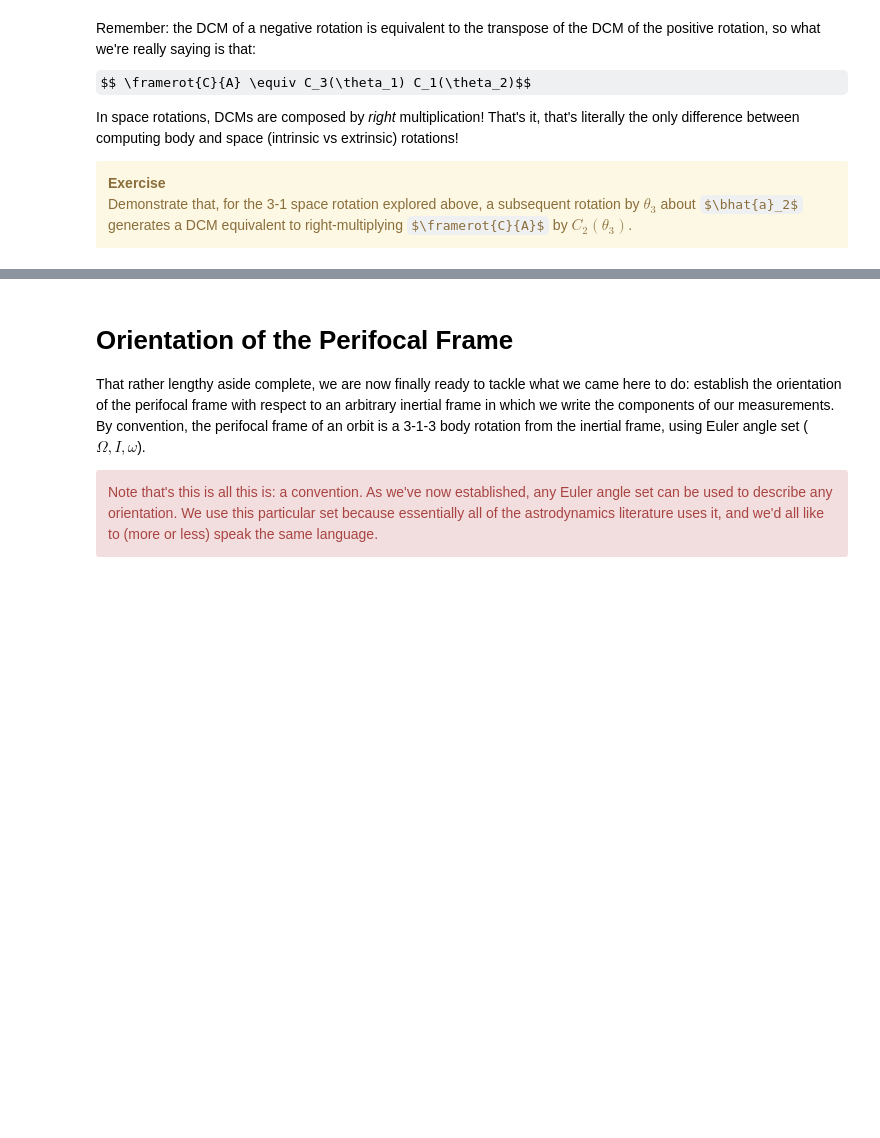
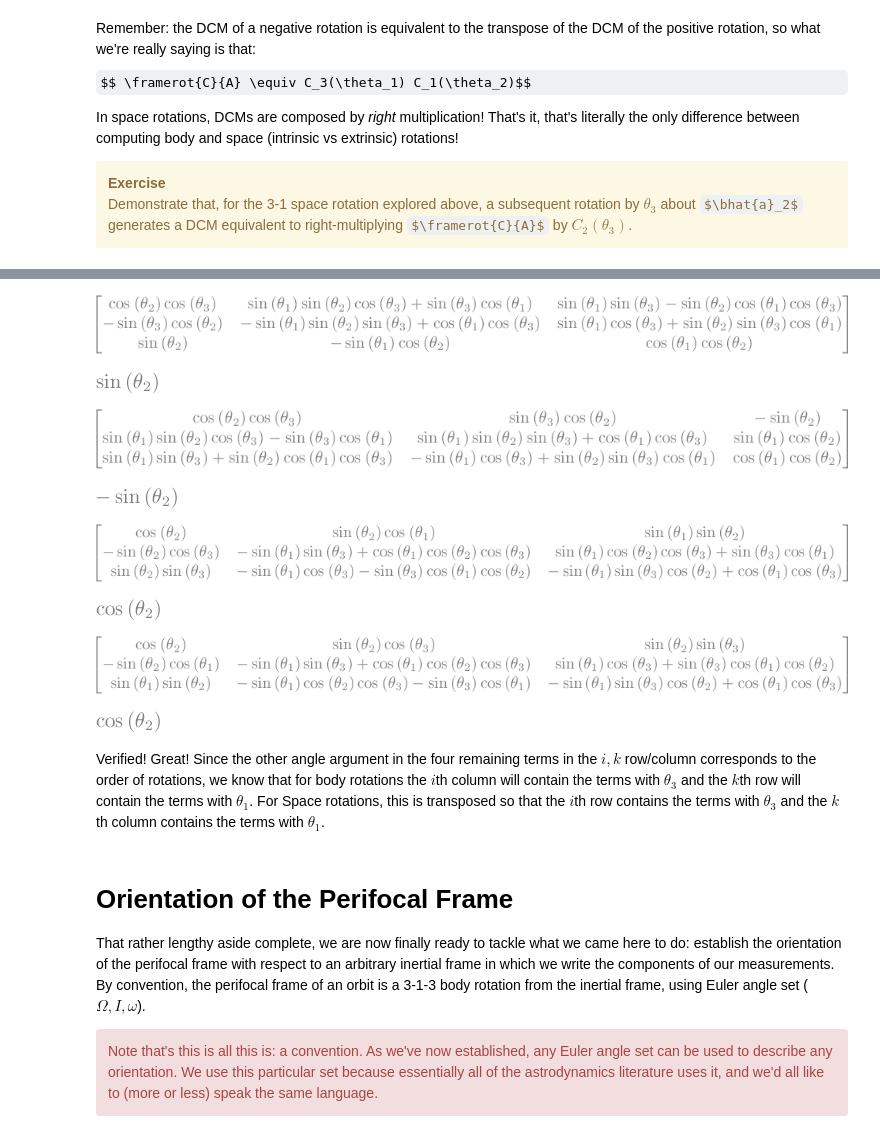
Before and after one commit to dsavransky/astrodynamicsbook, a Jupyter notebook: Notebooks/18-Orbits in 3D.ipynb, the cells around one changed output, grey strips where cells are left out. Saved outputs shown, nothing was run; the diff lists cells and outputs as text; code cells hidden in the pictures; some formulas as TeX source; blank space fills up the shorter version.

```diff
--- a/Notebooks/18-Orbits in 3D.ipynb
+++ b/Notebooks/18-Orbits in 3D.ipynb
@@ -187,3 +194,51 @@ We can write a general algorithm for extracting the angles associated with all 2
+# %%
+# 3 different rotation axes:
+i,j,k  = 1, 2, 3
+bCa_body = rotMat(k,th3)*rotMat(j,th2)*rotMat(i,th1)
+bCa_body
+# %% [output]
+[figure, added]
+# %%
+# the (k,i) element should have magnitude sin(\theta_2)
+bCa_body[k-1, i-1]
+# %% [output]
+[figure, added]
+# %%
+# same rotation set, but now the space rotation:
+bCa_space = rotMat(i,th1)*rotMat(j,th2)*rotMat(k,th3)
+bCa_space
+# %% [output]
+[figure, added]
+# %%
+# the (i,k) element should have magnitude sin(\theta_2)
+bCa_space[i-1, k-1]
+# %% [output]
+[figure, added]
+# %%
+# two unique axes:
+i,j,k = 1,3,1
+bCa_body = rotMat(k,th3)*rotMat(j,th2)*rotMat(i,th1)
+bCa_body
+# %% [output]
+[figure, added]
+# %%
+# the (k,i) element should have magnitude cos(\theta_2)
+bCa_body[k-1, i-1]
+# %% [output]
+[figure, added]
+# %%
+# same rotation set, but now the space rotation:
+bCa_space = rotMat(i,th1)*rotMat(j,th2)*rotMat(k,th3)
+bCa_space
+# %% [output]
+[figure, added]
+# %%
+# the (i,k) element should have magnitude cos(\theta_2)
+bCa_space[i-1, k-1]
+# %% [output]
+[figure, added]
+# %% [markdown]
+Verified! Great! Since the other angle argument in the four remaining terms in the $i,k$ row/column corresponds to the order of rotations, we know that for body rotations the $i$th column will contain the terms with $\theta_3$ and the $k$th row will contain the terms with $\theta_1$.  For Space rotations, this is transposed so that the $i$th row contains the terms with $\theta_3$ and the $k$th column contains the terms with $\theta_1$.
 # %% [markdown]
 # Orientation of the Perifocal Frame
 
```
Also changed, not shown: parts of 7 cells of this notebook, 1 other file.
